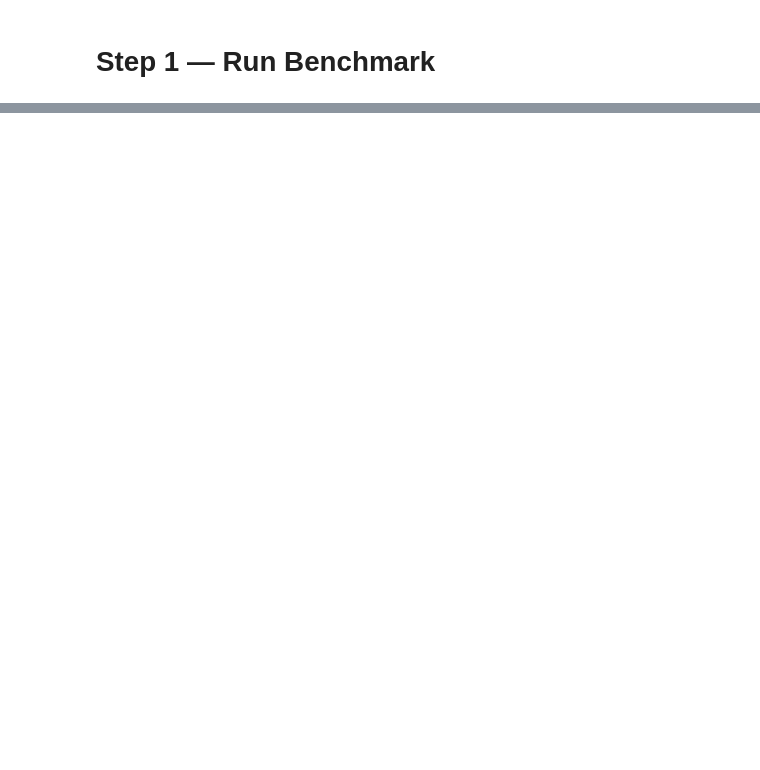
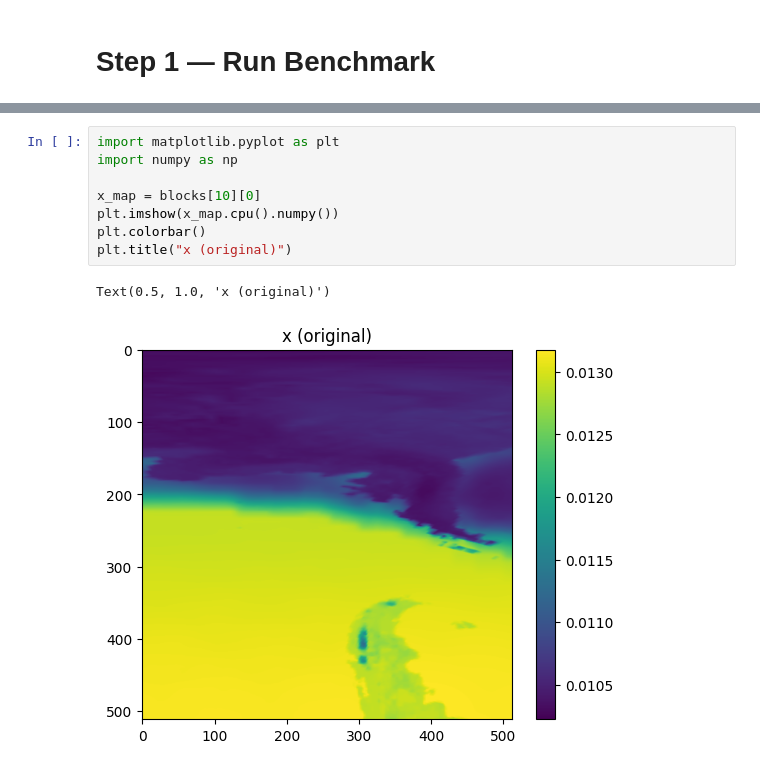
Before and after one commit to WenjingHuangHPC/CompressAI-Science, a Jupyter notebook: examples/CAIEC Inference.ipynb, the cells around one changed output, grey strips where cells are left out. Drawn from its saved outputs; the diff is of its cells as text; blank space fills up the shorter version.

```diff
--- a/examples/CAIEC Inference.ipynb
+++ b/examples/CAIEC Inference.ipynb
@@ -268,0 +1503,11 @@ x_hat: -0.1768798828125 1.21875 False False
+# %%
+import matplotlib.pyplot as plt
+import numpy as np
+
+x_map = blocks[10][0]
+plt.imshow(x_map.cpu().numpy())
+plt.colorbar()
+plt.title("x (original)")
+# %% [output]
+Text(0.5, 1.0, 'x (original)')
+[figure, added]
```
Also changed, not shown: parts of 28 cells of this notebook, 18 other files.
